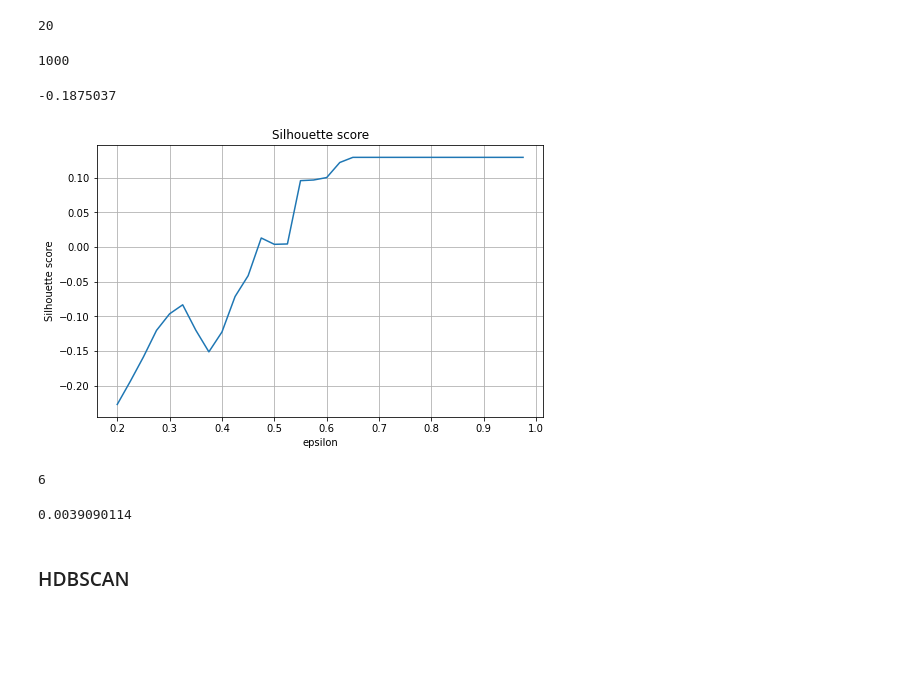
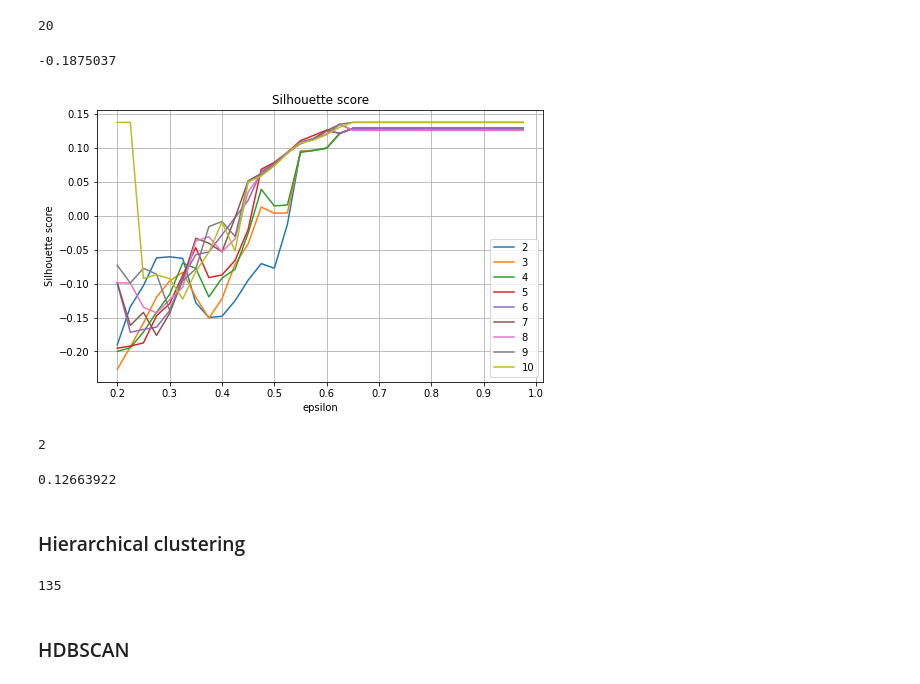
Before and after one commit to dborrelli/chat-intents, a Jupyter notebook: notebooks/04-kmean_clustering.ipynb, the cells around one changed output. Drawn from its saved outputs; the diff is of its cells as text; code cells hidden in the pictures; blank space fills up the shorter version.

Commit message:
Update dbscan and hdbscan sections, add agglomerative clustering

```diff
--- a/notebooks/04-kmean_clustering.ipynb
+++ b/notebooks/04-kmean_clustering.ipynb
@@ -99,8 +117,8 @@ module https://tfhub.dev/google/universal-sentence-encoder/4 loaded
 def embed_use(model, sentences):
     return model(sentences)
 # %%
-intents_embeddings = embed_use(model_use, X)
-intents_embeddings.shape
+use_embeddings = embed_use(model_use, X)
+use_embeddings.shape
 # %% [output]
 TensorShape([1000, 512])
 # %% [markdown]
@@ -144,13 +136,9 @@ Wall time: 13.1 s
 # %% [markdown]
 #### Sentence Embeddings + DBSCAN with
 # %%
-db = DBSCAN(eps=0.25, min_samples=5, metric='cosine').fit(intents_embeddings)
+db = DBSCAN(eps=0.25, min_samples=5, metric='cosine').fit(use_embeddings)
 labels = db.labels_
 len(np.unique(labels))
 # %% [output]
 20
-# %%
-len(labels)
-# %% [output]
-1000
 # %%
@@ -158,40 +146,46 @@ silhouette_score(intents_embeddings, labels, metric='cosine')
 # %% [output]
 -0.1875037
 # %%
-def plot_dbscan(embeddings, eps_range):
-    silhouette_avg_n_clusters = []
-    silhouette_avg = -1
+def plot_dbscan_eps(embeddings, eps_range, min_samples_range):
+    silhouette_avg_n_clusters = {}
 
-    for eps in eps_range:
-        db = DBSCAN(eps=eps, min_samples=3, metric='cosine').fit(embeddings)
-        labels = db.labels_
+    for min_samples in min_samples_range:
+        silhouette_avg_n_clusters[min_samples] = []
+        for eps in eps_range:
+            db = DBSCAN(eps=eps, min_samples=min_samples, metric='cosine').fit(embeddings)
+            labels = db.labels_
 
-        if len(np.unique(labels)) > 1:
-            silhouette_avg = silhouette_score(embeddings, labels, metric='cosine')
-        else:
-            silhouette_av = -1
-        silhouette_avg_n_clusters.append(silhouette_avg)
+            if len(np.unique(labels)) > 1:
+                silhouette_avg = silhouette_score(embeddings, labels, metric='cosine')
+            else:
+                silhouette_av = -1
+            silhouette_avg_n_clusters[min_samples].append(silhouette_avg)
 
 
     # plot avg silhouette score
     fig, ax = plt.subplots(figsize=(8,5))
-    ax.plot(eps_range, silhouette_avg_n_clusters)
+    for key, value in silhouette_avg_n_clusters.items():
+        ax.plot(eps_range, silhouette_avg_n_clusters[key], label = key)
+
     ax.set(xlabel = 'epsilon', ylabel = 'Silhouette score', title = 'Silhouette score')
     ax.grid()
-
+    plt.legend()
     plt.show()
 # %%
 eps_range = np.arange(0.2, 1, 0.025)
-plot_dbscan(intents_embeddings, eps_range)
+min_samples_range = range(2, 11)
+plot_dbscan_eps(use_embeddings, eps_range, min_samples_range)
 # %% [output]
-[figure, old version]
+[figure, new version]
 # %%
-db = DBSCAN(eps=0.5, min_samples=3, metric='cosine').fit(intents_embeddings)
+db = DBSCAN(eps=0.6, min_samples=5, metric='cosine').fit(use_embeddings)
 labels = db.labels_
 len(np.unique(labels))
 # %% [output]
-6
+2
 # %%
-silhouette_score(intents_embeddings, labels, metric='cosine')
+silhouette_score(use_embeddings, labels, metric='cosine')
 # %% [output]
-0.0039090114
+0.12663922
+# %% [markdown]
+### Hierarchical clustering
@@ -198,3 +195,12 @@ silhouette_score(intents_embeddings, labels, metric='cosine')
+# %%
+# Perform clustering
+agglom_model = AgglomerativeClustering(n_clusters=None, distance_threshold=1.5)
+agglom_model.fit(use_embeddings)
+cluster_assignment = agglom_model.labels_
+
+len(np.unique(cluster_assignment))
+# %% [output]
+135
 # %% [markdown]
 ### HDBSCAN
 # %%
```
Also changed, not shown: parts of 13 cells of this notebook.
